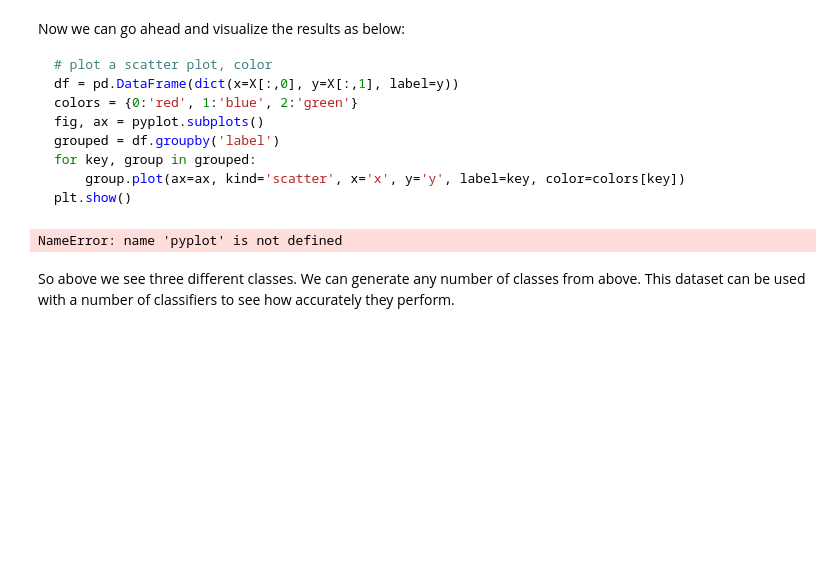
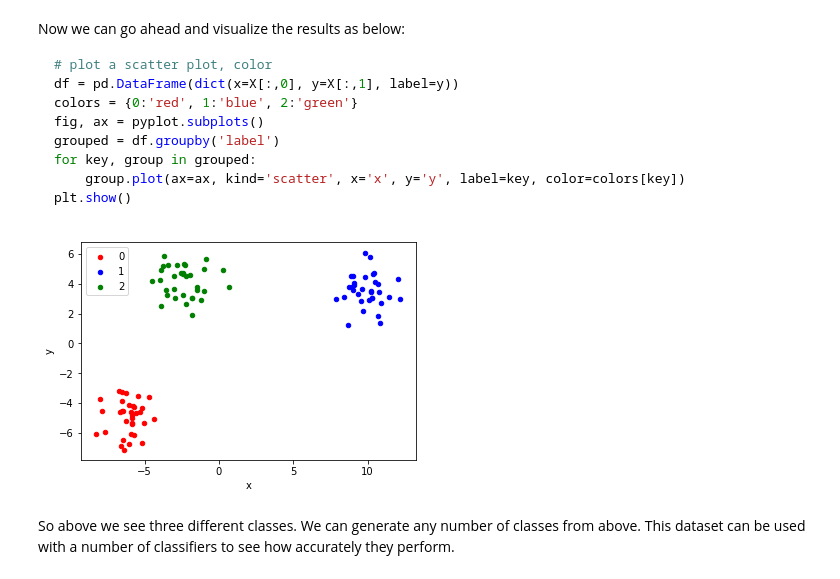
Before and after one commit to keita-dc/dsc-generating-data-dc-ds-060319, a Jupyter notebook: index.ipynb, the cells around one changed output. Drawn from its saved outputs; the diff is of its cells as text; code cells hidden in the pictures; blank space fills up the shorter version.

```diff
--- a/index.ipynb
+++ b/index.ipynb
@@ -57,13 +57,13 @@ plt.show()
 # %%
 df = pd.DataFrame(dict(x=X[:,0], y=X[:,1], label=y))
 colors = {0:'red', 1:'blue', 2:'green'}
-fig, ax = pyplot.subplots()
+fig, ax = plt.subplots()
 grouped = df.groupby('label')
 for key, group in grouped:
     group.plot(ax=ax, kind='scatter', x='x', y='y', label=key, color=colors[key])
 plt.show()
 # %% [output]
-NameError: name 'pyplot' is not defined
+[figure, added]
 # %% [markdown]
 So above we see three different classes. We can generate any number of classes from above. This dataset can be used with a number of classifiers to see how accurately they perform.
 # %% [markdown]
```
